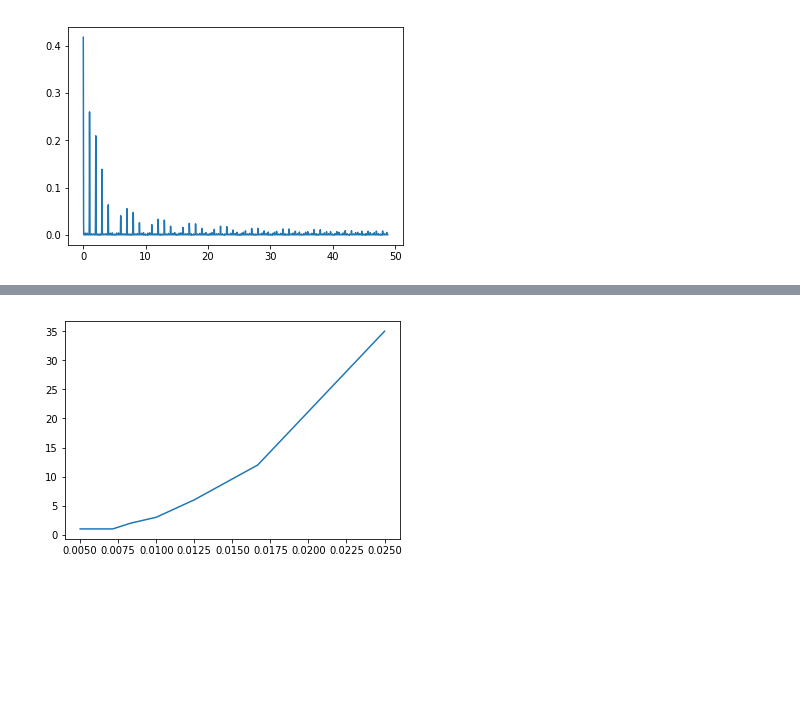
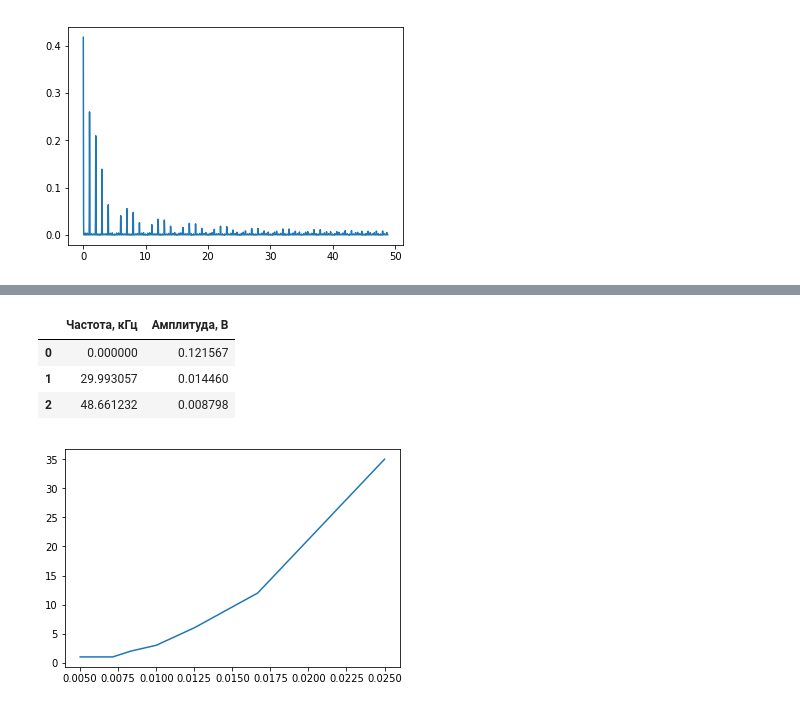
Before and after one commit to Potyashin/PhysLabs3TermMIPT, a Jupyter notebook: Спектры/Specters.ipynb, the cells around one changed output, grey strips where cells are left out. Saved outputs shown, nothing was run; the diff lists cells and outputs as text; code cells hidden in the pictures; blank space fills up the shorter version.

```diff
--- a/Спектры/Specters.ipynb
+++ b/Спектры/Specters.ipynb
@@ -117,3 +144,21 @@ table
+# %%
+us50 = open_csv('point_9/50us.csv')
+
+x2 = np.array(us50[us50.columns[0]])
+y2 = np.array(us50[us50.columns[1]])
+
+ampl2 = [y2[0], 0.01445985, 0.00879789]
+f2 = []
+for i in ampl2:
+    a = [x for (x, y) in list(zip(x2, y2)) if y == i]
+    f2.append(a[0])
+table2 = pd.DataFrame({'Частота, кГц': pd.Series(f2), 'Амплитуда, В': pd.Series(ampl2)})
+table2
+# %% [output]
+|  | Частота, кГц | Амплитуда, В |
+| 0 | 0.000000 | 0.121567 |
+| 1 | 29.993057 | 0.014460 |
+| 2 | 48.661232 | 0.008798 |
 # %%
 #пункт 10
 x = np.array([np.float64(1/a) for a in t])
```
Also changed, not shown: parts of 5 cells of this notebook.
